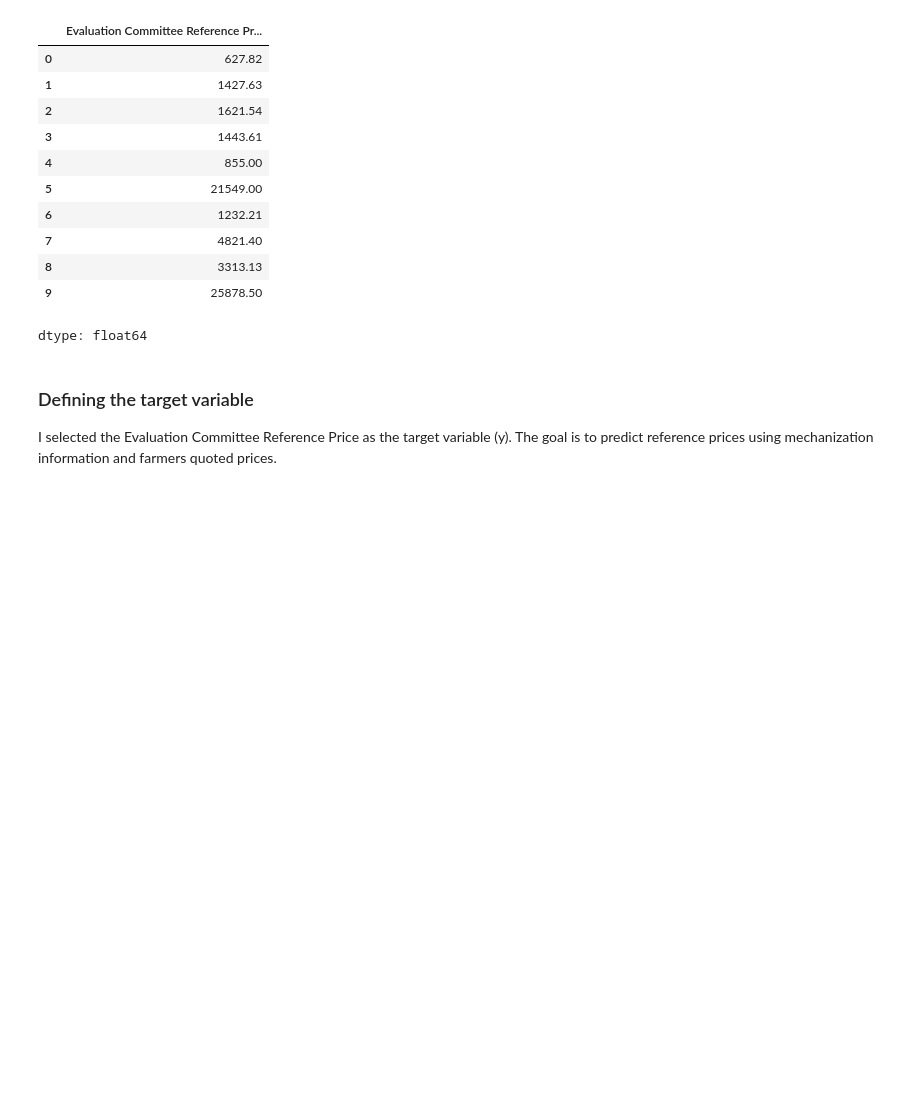
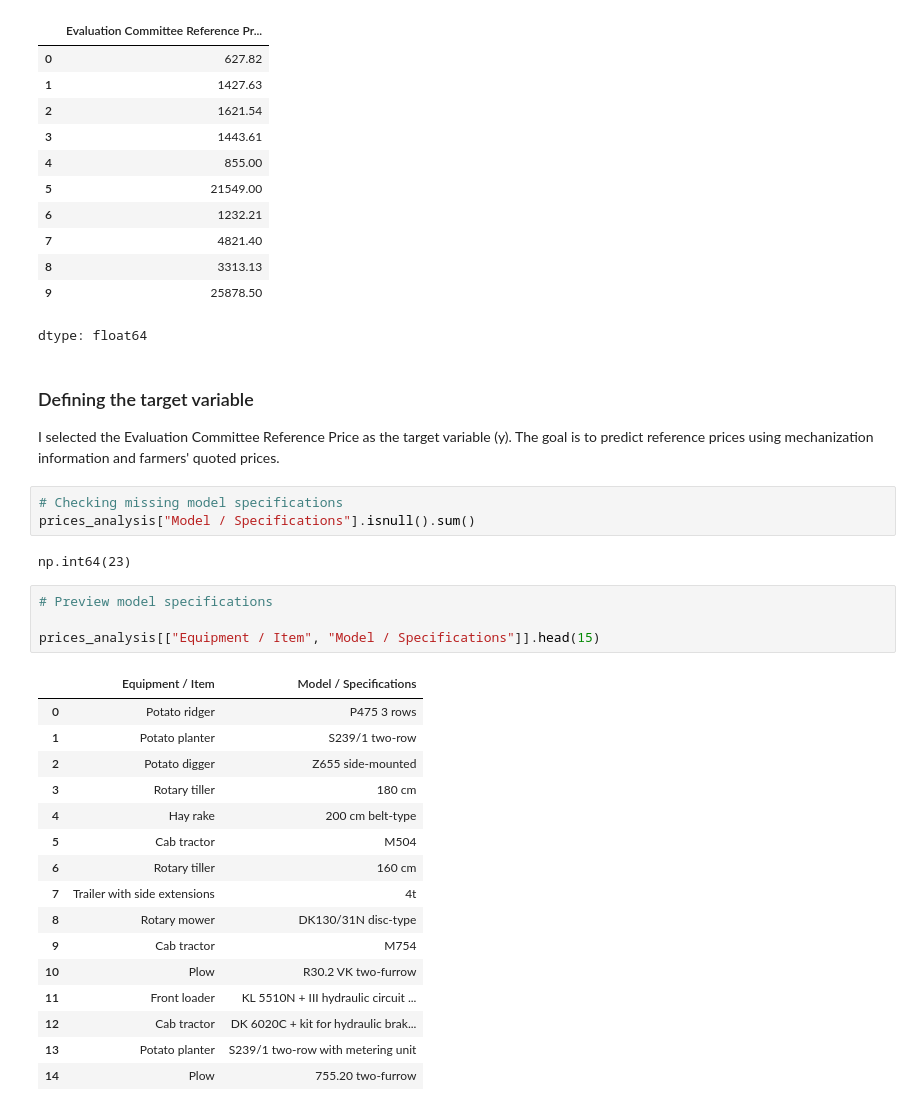
Before and after one commit to milatovicdanka90-maker/dsb_capstone, a Jupyter notebook: 01_EDA.ipynb, the cells around one changed output. Drawn from its saved outputs; the diff is of its cells as text; blank space fills up the shorter version.

```diff
--- a/01_EDA.ipynb
+++ b/01_EDA.ipynb
@@ -801,4 +844,30 @@ dtype: float64
 # %% [markdown]
 ### Defining the target variable
 
-I selected the Evaluation Committee Reference Price as the target variable (y). The goal is to predict reference prices using mechanization information and farmers quoted prices.
+I selected the Evaluation Committee Reference Price as the target variable (y). The goal is to predict reference prices using mechanization information and farmers' quoted prices.
+# %%
+# Checking missing model specifications
+prices_analysis["Model / Specifications"].isnull().sum()
+# %% [output]
+np.int64(23)
+# %%
+# Preview model specifications
+
+prices_analysis[["Equipment / Item", "Model / Specifications"]].head(15)
+# %% [output]
+|  | Equipment / Item | Model / Specifications |
+| 0 | Potato ridger | P475 3 rows |
+| 1 | Potato planter | S239/1 two-row |
+| 2 | Potato digger | Z655 side-mounted |
+| 3 | Rotary tiller | 180 cm |
+| 4 | Hay rake | 200 cm belt-type |
+| 5 | Cab tractor | M504 |
+| 6 | Rotary tiller | 160 cm |
+| 7 | Trailer with side extensions | 4t |
+| 8 | Rotary mower | DK130/31N disc-type |
+| 9 | Cab tractor | M754 |
+| 10 | Plow | R30.2 VK two-furrow |
+| 11 | Front loader | KL 5510N + III hydraulic circuit ... |
+| 12 | Cab tractor | DK 6020C + kit for hydraulic brak... |
+| 13 | Potato planter | S239/1 two-row with metering unit |
+| 14 | Plow | 755.20 two-furrow |
```
Also changed, not shown: parts of 17 cells of this notebook.
